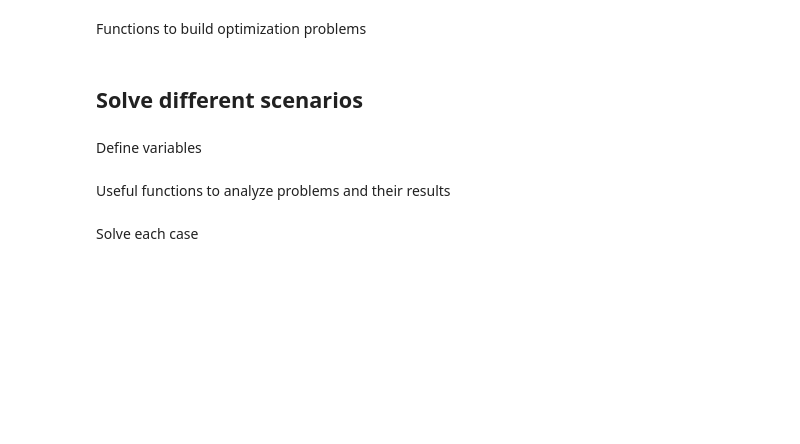
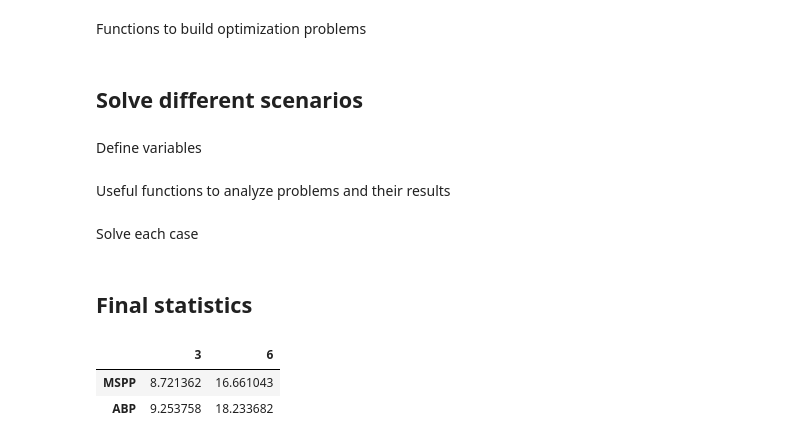
Before and after one commit to kkevin98/Multiple_shortest_path_problem_with_path_deconfliction, a Jupyter notebook: Model_comparison.ipynb, the cells around one changed output. Drawn from its saved outputs; the diff is of its cells as text; code cells hidden in the pictures; blank space fills up the shorter version.

```diff
--- a/Model_comparison.ipynb
+++ b/Model_comparison.ipynb
@@ -267,0 +284,13 @@ for pb_type in problem_types:  # for each problem...
+# %% [markdown]
+## Final statistics
+# %%
+mean_opt_tot_distance = np.mean(opt_tot_distances, axis=0)
+
+mean_opt_tot_distance_df = pd.DataFrame(mean_opt_tot_distance,
+                                        columns=scenarios,
+                                        index=problem_types)
+mean_opt_tot_distance_df
+# %% [output]
+|  | 3 | 6 |
+| MSPP | 8.721362 | 16.661043 |
+| ABP | 9.253758 | 18.233682 |
```
Also changed, not shown: parts of 16 cells of this notebook, 1 other file.
